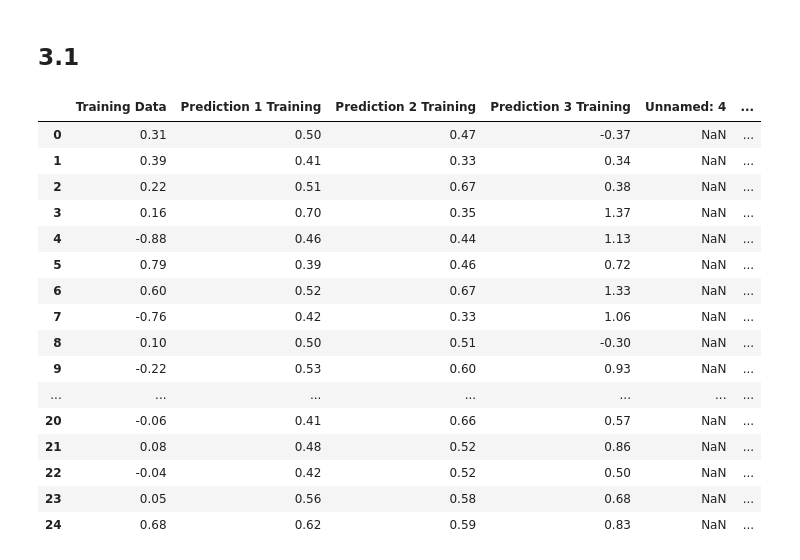
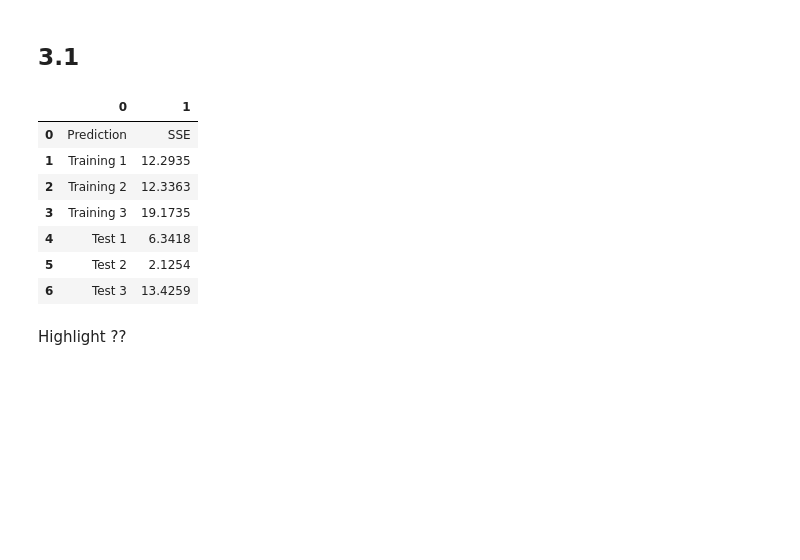
Before and after one commit to random-logic/ecs171-programming, a Jupyter notebook: hw1/hw1-solution.ipynb, the cells around one changed output. Drawn from its saved outputs; the diff is of its cells as text; code cells hidden in the pictures; blank space fills up the shorter version.

```diff
--- a/hw1/hw1-solution.ipynb
+++ b/hw1/hw1-solution.ipynb
@@ -115,22 +115,34 @@ df = pd.read_csv(os.path.join(dir, 'fitting.csv'))
 # %% [markdown]
 ## 3.1
 # %%
-df
+# extract predicted and actual values from training
+train_actual = df['Training Data']
+train_preds = [df[f'Prediction {i} Training'] for i in range(1, 4)]
+
+# calculate SSE for each training set
+train_sses = [((train_actual - train_pred) ** 2).sum() for train_pred in train_preds]
+
+# extract predicted and actual values from testing
+test_actual = df['Test Data']
+test_preds = [df[f'Prediction {i} Test'] for i in range(1, 4)]
+
+# calculate SSE for each test set
+test_sses = [((test_actual - test_pred) ** 2).sum() for test_pred in test_preds]
+
+# output SSEs
+pd.DataFrame(np.array([
+    ['Prediction', 'SSE'],
+    *([f'Training {i + 1}', round(train_sses[i], 4)] for i in range(3)),
+    *([f'Test {i + 1}', round(test_sses[i], 4)] for i in range(3))
+]))
 # %% [output]
-|  | Training Data | Prediction 1 Training | Prediction 2 Training | Prediction 3 Training | Unnamed: 4 | ... |
-| 0 | 0.31 | 0.50 | 0.47 | -0.37 | NaN | ... |
-| 1 | 0.39 | 0.41 | 0.33 | 0.34 | NaN | ... |
-| 2 | 0.22 | 0.51 | 0.67 | 0.38 | NaN | ... |
-| 3 | 0.16 | 0.70 | 0.35 | 1.37 | NaN | ... |
-| 4 | -0.88 | 0.46 | 0.44 | 1.13 | NaN | ... |
-| 5 | 0.79 | 0.39 | 0.46 | 0.72 | NaN | ... |
-| 6 | 0.60 | 0.52 | 0.67 | 1.33 | NaN | ... |
-| 7 | -0.76 | 0.42 | 0.33 | 1.06 | NaN | ... |
-| 8 | 0.10 | 0.50 | 0.51 | -0.30 | NaN | ... |
-| 9 | -0.22 | 0.53 | 0.60 | 0.93 | NaN | ... |
-| ... | ... | ... | ... | ... | ... | ... |
-| 20 | -0.06 | 0.41 | 0.66 | 0.57 | NaN | ... |
-| 21 | 0.08 | 0.48 | 0.52 | 0.86 | NaN | ... |
-| 22 | -0.04 | 0.42 | 0.52 | 0.50 | NaN | ... |
-| 23 | 0.05 | 0.56 | 0.58 | 0.68 | NaN | ... |
-| 24 | 0.68 | 0.62 | 0.59 | 0.83 | NaN | ... |
+|  | 0 | 1 |
+| 0 | Prediction | SSE |
+| 1 | Training 1 | 12.2935 |
+| 2 | Training 2 | 12.3363 |
+| 3 | Training 3 | 19.1735 |
+| 4 | Test 1 | 6.3418 |
+| 5 | Test 2 | 2.1254 |
+| 6 | Test 3 | 13.4259 |
+# %% [markdown]
+Highlight ??
```
